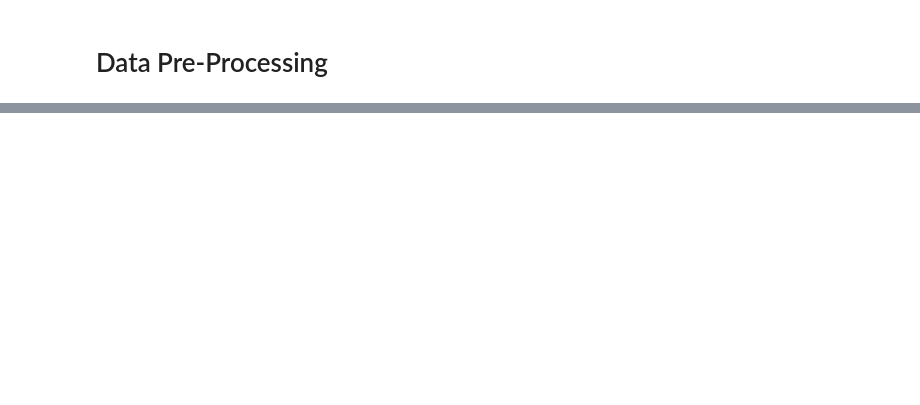
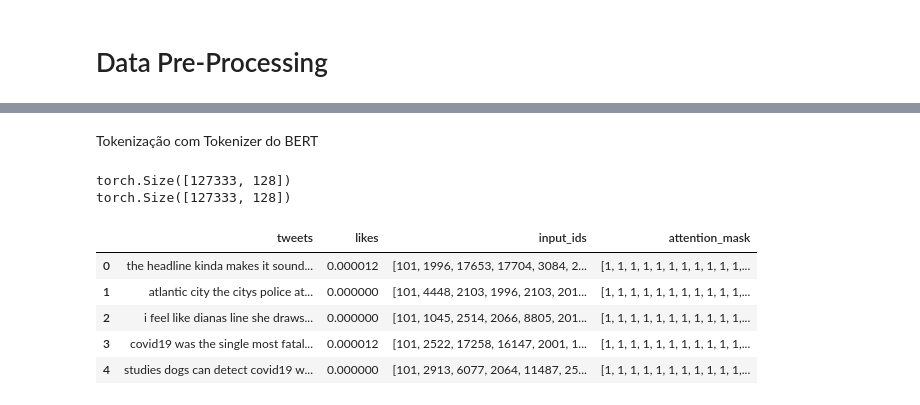
Before and after one commit to aliciamarzola/tp_icd, a Jupyter notebook: Caracterizacao.ipynb, the cells around one changed output, grey strips where cells are left out. Cells and saved outputs as stored; diff of their text form; code cells hidden in the pictures; blank space fills up the shorter version.

```diff
--- a/Caracterizacao.ipynb
+++ b/Caracterizacao.ipynb
@@ -292,0 +323,6 @@ dividir em treino e teste, escolher o modelo, treinar e validar
+# %%
+from sklearn.preprocessing import MinMaxScaler
+
+scaler = MinMaxScaler()
+
+df_principal.loc[:, 'likes'] = scaler.fit_transform(df_principal[['likes']])
@@ -292,0 +347,34 @@ dividir em treino e teste, escolher o modelo, treinar e validar
+# %% [markdown]
+Tokenização com Tokenizer do BERT
+# %%
+from transformers import BertTokenizer
+
+tokenizer = BertTokenizer.from_pretrained("bert-base-uncased")
+
+def tokenize_texts(text, tokenizer):
+    return tokenizer(
+        text.tolist(),
+        max_length=128,
+        truncation=True,
+        padding='max_length',
+        return_tensors='pt'
+    )
+# %%
+tokenized = tokenize_texts(df_principal['tweets'], tokenizer)
+print(tokenized['input_ids'].shape)
+print(tokenized['attention_mask'].shape)
+# %% [output]
+torch.Size([127333, 128])
+torch.Size([127333, 128])
+# %%
+df_principal.loc[:, 'input_ids'] = list(tokenized['input_ids'].numpy())
+df_principal.loc[:, 'attention_mask'] = list(tokenized['attention_mask'].numpy())
+# %%
+df_principal.head()
+# %% [output]
+|  | tweets | likes | input_ids | attention_mask |
+| 0 | the headline kinda makes it sound... | 0.000012 | [101, 1996, 17653, 17704, 3084, 2... | [1, 1, 1, 1, 1, 1, 1, 1, 1, 1, 1,... |
+| 1 | atlantic city the citys police at... | 0.000000 | [101, 4448, 2103, 1996, 2103, 201... | [1, 1, 1, 1, 1, 1, 1, 1, 1, 1, 1,... |
+| 2 | i feel like dianas line she draws... | 0.000000 | [101, 1045, 2514, 2066, 8805, 201... | [1, 1, 1, 1, 1, 1, 1, 1, 1, 1, 1,... |
+| 3 | covid19 was the single most fatal... | 0.000012 | [101, 2522, 17258, 16147, 2001, 1... | [1, 1, 1, 1, 1, 1, 1, 1, 1, 1, 1,... |
+| 4 | studies dogs can detect covid19 w... | 0.000000 | [101, 2913, 6077, 2064, 11487, 25... | [1, 1, 1, 1, 1, 1, 1, 1, 1, 1, 1,... |
```
Also changed, not shown: parts of 16 cells of this notebook.
